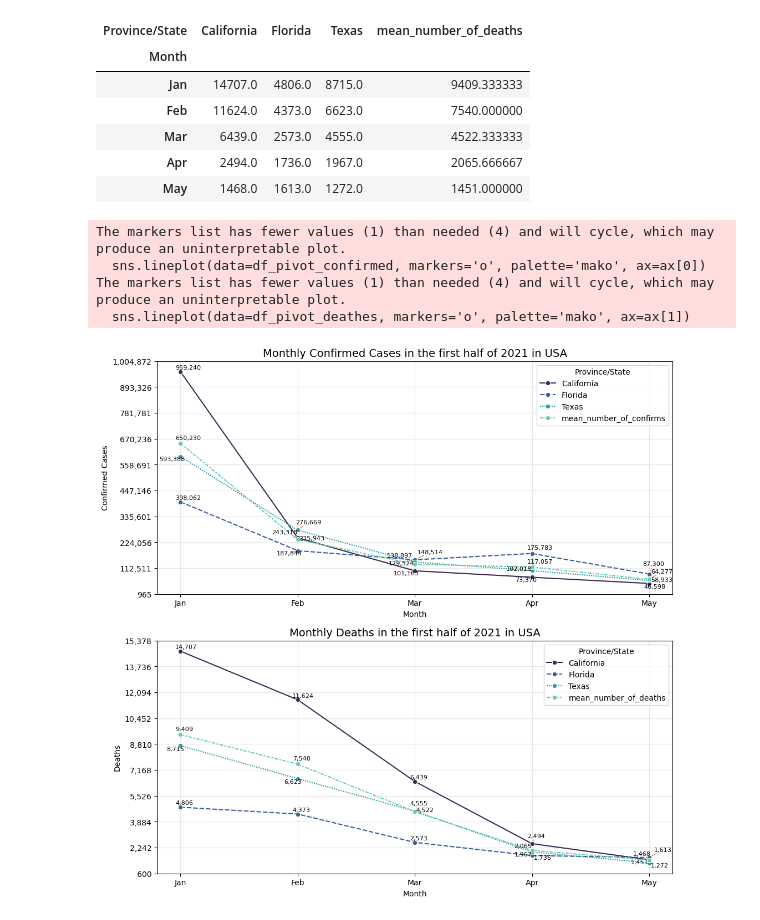
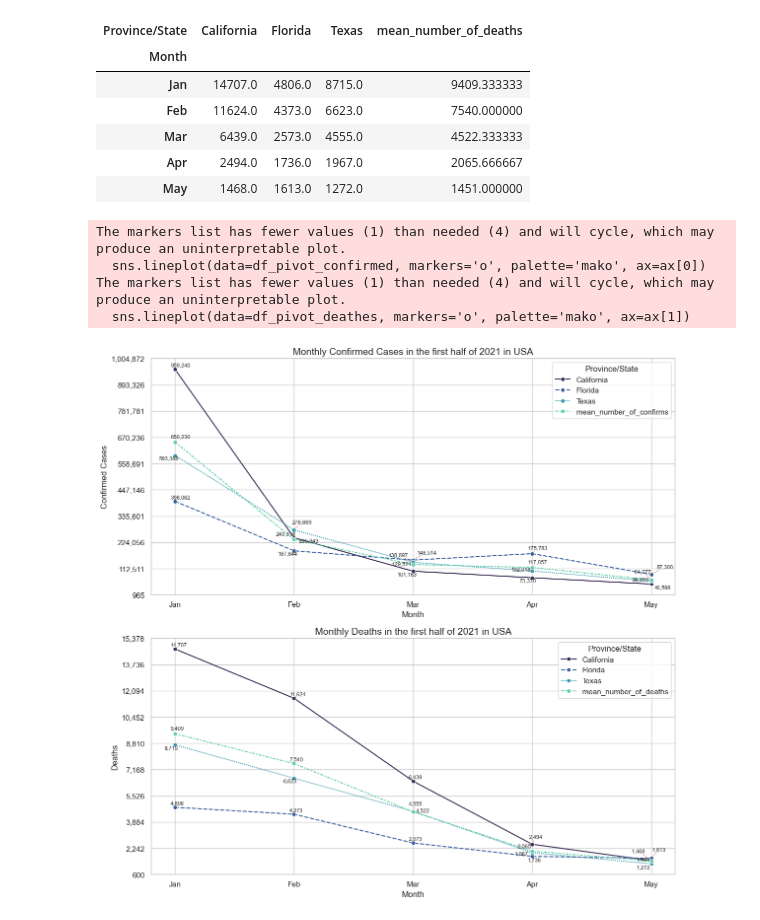
Before and after one commit to Mina-Makram-001/2_COVID-19_Analysis_Project, a Jupyter notebook: 2_Monthly_confirmed_VS_Deaths.ipynb, the cells around one changed output. Saved outputs shown, nothing was run; the diff lists cells and outputs as text; code cells hidden in the pictures.

```diff
--- a/2_Monthly_confirmed_VS_Deaths.ipynb
+++ b/2_Monthly_confirmed_VS_Deaths.ipynb
@@ -227,6 +237,8 @@ df_pivot_deathes
 | Apr | 2494.0 | 1736.0 | 1967.0 | 2065.666667 |
 | May | 1468.0 | 1613.0 | 1272.0 | 1451.000000 |
 # %%
+sns.set_theme(style="whitegrid")
+
 fig, ax = plt.subplots(2, 1, figsize=(12, 12))
 
 # ------------------ Confirmed cases ------------------
@@ -252,38 +264,35 @@ for line in ax[0].lines:
 
 adjust_text(texts_confirmed, ax=ax[0], arrowprops=dict(arrowstyle="-", color='r', lw=0.5))
 
-ax[0].grid(alpha=0.3)
 
 # ------------------ Deaths ------------------
 sns.lineplot(data=df_pivot_deathes, markers='o', palette='mako', ax=ax[1])
 
 ax[1].yaxis.set_major_formatter(mtick.FuncFormatter(lambda x, _: f'{int(x):,}'))
 ymin, ymax = ax[1].get_ylim()
 ax[1].set_yticks(np.linspace(ymin, ymax, 10))
 
 ax[1].set_title("Monthly Deaths in the first half of 2021 in USA", fontsize=14)
 ax[1].set_xlabel("Month")
 ax[1].set_ylabel("Deaths")
 
 # Add value labels with automatic overlap adjustment
 texts_deaths = []
 for line in ax[1].lines:
     x_data = line.get_xdata()
     y_data = line.get_ydata()
     for x, y in zip(x_data, y_data):
         texts_deaths.append(
             ax[1].text(x, y, f'{int(y):,}', fontsize=8, ha='center', va='bottom')
         )
 
 adjust_text(texts_deaths, ax=ax[1], arrowprops=dict(arrowstyle="-", color='r', lw=0.5))
 
-ax[1].grid(alpha=0.3)
-
-
+plt.tight_layout(rect=[0, 0, 1, 0.96])
 plt.show()
 # %% [output]
 The markers list has fewer values (1) than needed (4) and will cycle, which may produce an uninterpretable plot.
   sns.lineplot(data=df_pivot_confirmed, markers='o', palette='mako', ax=ax[0])
 The markers list has fewer values (1) than needed (4) and will cycle, which may produce an uninterpretable plot.
   sns.lineplot(data=df_pivot_deathes, markers='o', palette='mako', ax=ax[1])
-[figure, old version]
+[figure, new version]
```
Also changed, not shown: parts of 1 cell of this notebook, 7 other files.
